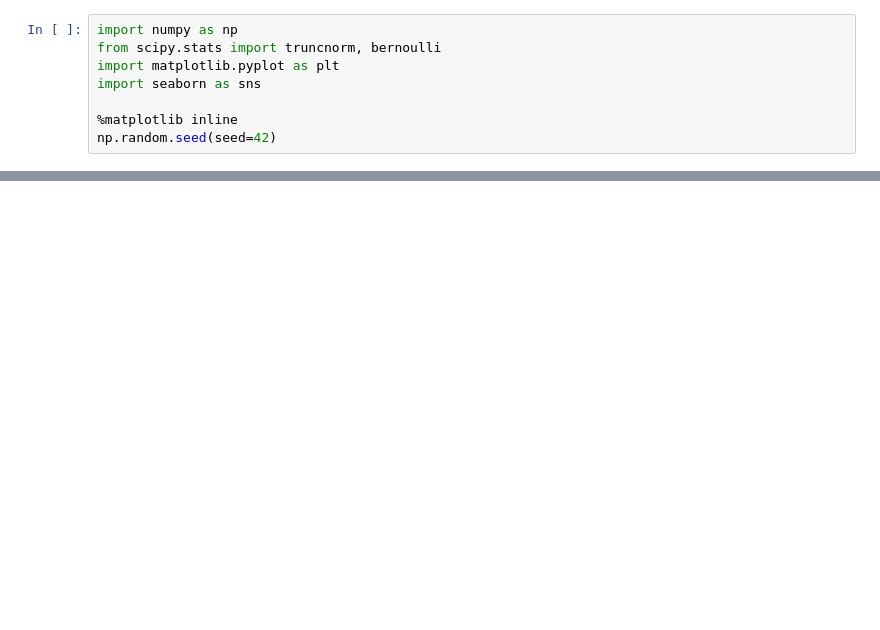
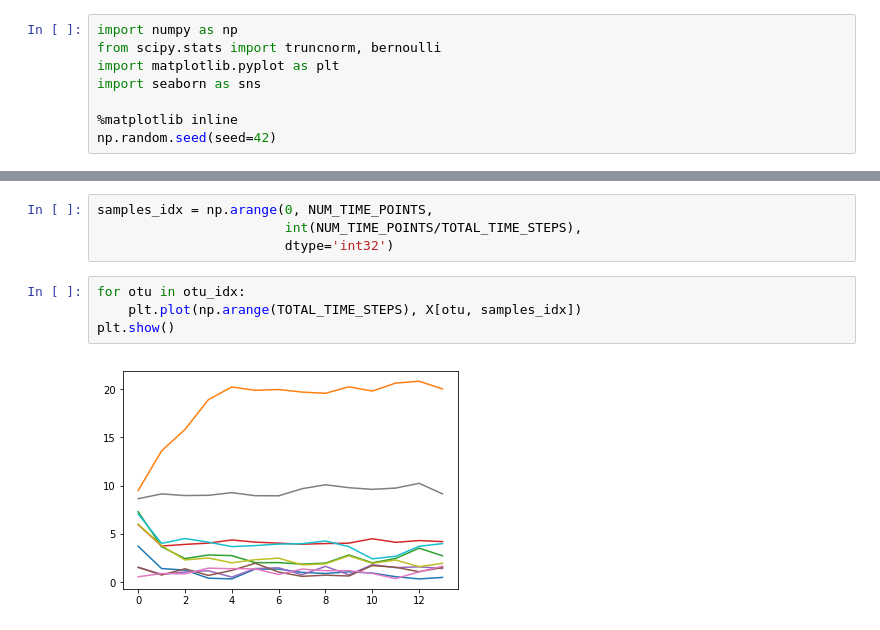
Before and after one commit to vsuhasm/mm_example, a Jupyter notebook: gen_syn_data.ipynb, the cells around one changed output, grey strips where cells are left out. Saved outputs shown, nothing was run; the diff lists cells and outputs as text; blank space fills up the shorter version.

```diff
--- a/gen_syn_data.ipynb
+++ b/gen_syn_data.ipynb
@@ -142,0 +68,10 @@ array([[ 6.46790367e+03, -2.34044237e+04, -1.67132357e+05, ...,
+# %%
+samples_idx = np.arange(0, NUM_TIME_POINTS,
+                        int(NUM_TIME_POINTS/TOTAL_TIME_STEPS),
+                        dtype='int32')
+# %%
+for otu in otu_idx:
+    plt.plot(np.arange(TOTAL_TIME_STEPS), X[otu, samples_idx])
+plt.show()
+# %% [output]
+[figure, added]
```
Also changed, not shown: parts of 6 cells of this notebook.
